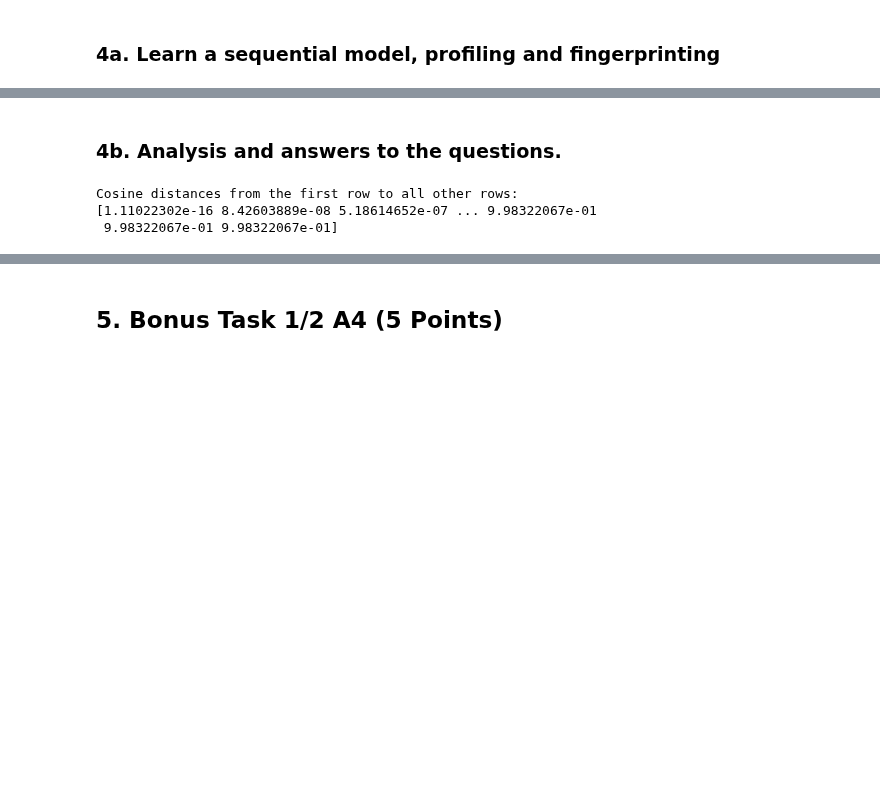
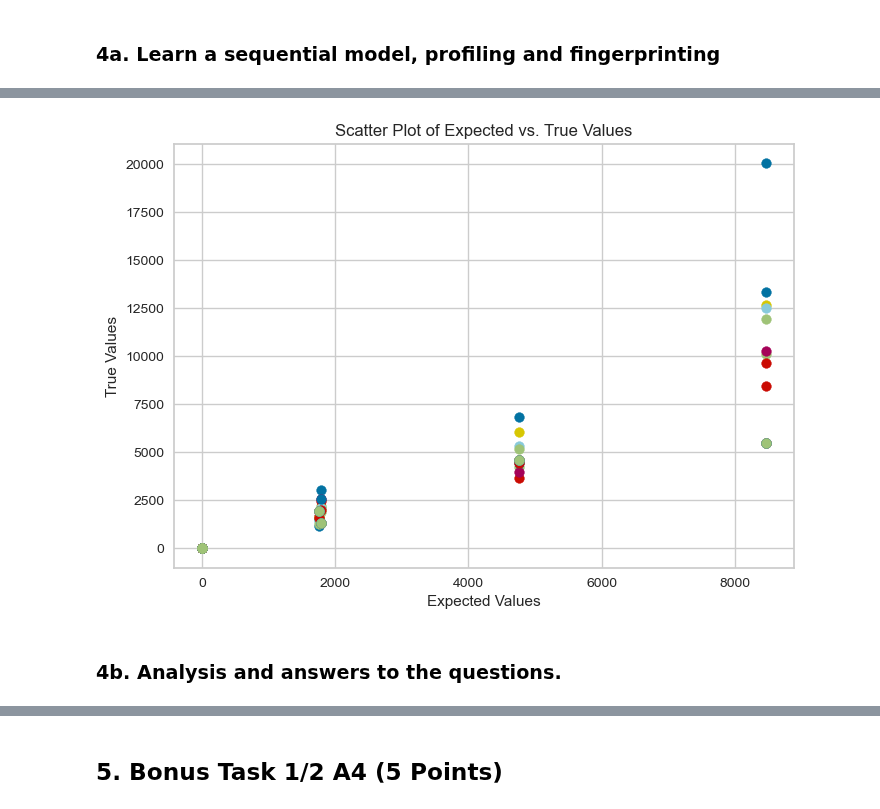
Before and after one commit to amar-mesic/cyber-data, a Jupyter notebook: lab-3/Lab3.ipynb, the cells around one changed output, grey strips where cells are left out. Cells and saved outputs as stored; diff of their text form; code cells hidden in the pictures; blank space fills up the shorter version.

Commit message:
i am done with last part ong

```diff
--- a/lab-3/Lab3.ipynb
+++ b/lab-3/Lab3.ipynb
@@ -1122,0 +1143,14 @@ pd.concat([train_signature, test_signatures]).shape
+# %%
+# Extract the relevant columns (last 4 columns in this case)
+features = signatures.drop('label', axis=1)
+
+# Calculate cosine similarity
+cos_sim = cosine_similarity(features)
+
+# Convert cosine similarity to cosine distance
+cos_dist = 1 - cos_sim
+
+# Display the cosine distances between the first row and all other rows
+first_row_distances = cos_dist[0]
+print("Cosine distances from the first row to all other rows:")
+print(first_row_distances)
@@ -1122,0 +1163,3 @@ pd.concat([train_signature, test_signatures]).shape
+# %%
+expectations = features.mean()
+expectations
@@ -1123,21 +1176,22 @@ pd.concat([train_signature, test_signatures]).shape
+# %%
+# Extract the first row from signatures DataFrame
+true_values = features.iloc[0]
+
+# Plot the scatter plot
+for i in range(len(features)):
+    plt.scatter(expectations, features.iloc[i])
+
+# plt.scatter(expectations, true_values)
+# plt.scatter(expectations, features.iloc[-6])
+
+# Adding labels and title
+plt.xlabel('Expected Values')
+plt.ylabel('True Values')
+plt.title('Scatter Plot of Expected vs. True Values')
+
+# Display the plot
+plt.show()
+# %% [output]
+[figure, added]
 # %% [markdown]
 ### 4b. Analysis and answers to the questions.
-# %%
-# Extract the relevant columns (last 4 columns in this case)
-# features = test_signatures.iloc[:, 2:]
-features = pd.concat([train_signature, test_signatures])
-
-# Calculate cosine similarity
-cos_sim = cosine_similarity(features)
-
-# Convert cosine similarity to cosine distance
-cos_dist = 1 - cos_sim
-
-# Display the cosine distances between the first row and all other rows
-first_row_distances = cos_dist[0]
-print("Cosine distances from the first row to all other rows:")
-print(first_row_distances)
-# %% [output]
-Cosine distances from the first row to all other rows:
-[1.11022302e-16 8.42603889e-08 5.18614652e-07 ... 9.98322067e-01
- 9.98322067e-01 9.98322067e-01]
```
Also changed, not shown: parts of 18 cells of this notebook, 4 other files.
